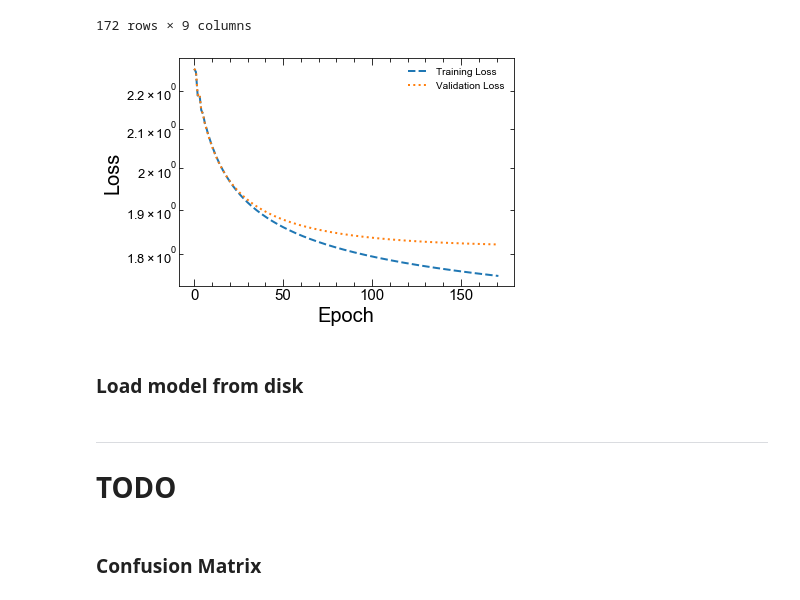
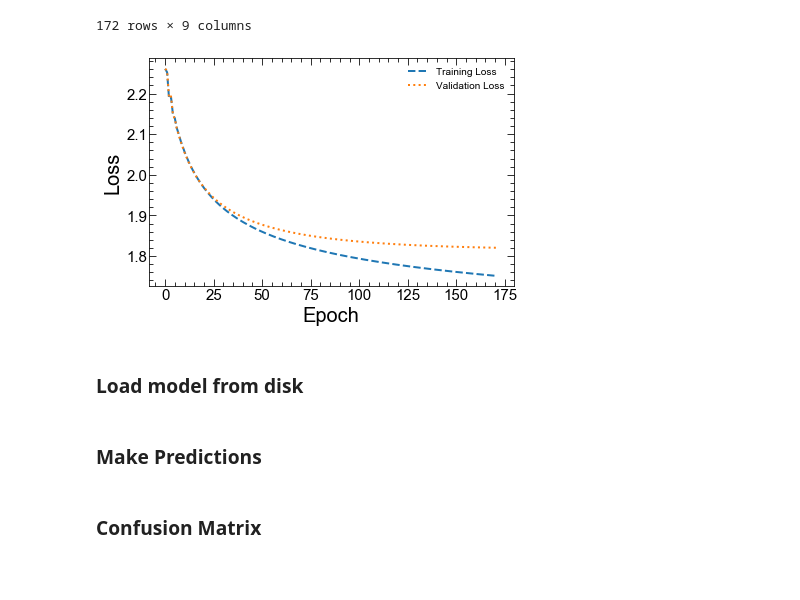
Before and after one commit to mepland/mount_sinai_health_hackathon_ekg_img, a Jupyter notebook: modeling/notebooks/training.ipynb, the cells around one changed output. Drawn from its saved outputs; the diff is of its cells as text; code cells hidden in the pictures; blank space fills up the shorter version.

```diff
--- a/modeling/notebooks/training.ipynb
+++ b/modeling/notebooks/training.ipynb
@@ -286,16 +268,13 @@ dfp_train_results
 # %%
 plot_loss_vs_epoch(dfp_train_results, output_path, fname='loss_vs_epoch', tag='', inline=True,
                    ann_text_std_add=None,
-                   y_axis_params={'log': True},
+                   y_axis_params={'log': False},
                    loss_cols=['train_loss', 'val_loss'],
                   )
 # %% [output]
-[figure, old version]
+[figure, new version]
 # %% [markdown]
 ### Load model from disk
 # %%
 best_epoch = dfp_train_results.iloc[dfp_train_results['val_loss'].idxmin()]['epoch']
 load_model(model, device, best_epoch, model_name, models_path)
-# %% [markdown]
-***
-# TODO
@@ -322 +281,3 @@ def eval_model(model, dl, device):
+# %% [markdown]
+### Make Predictions
 # %%
```
Also changed, not shown: parts of 6 cells of this notebook, 4 other files.
